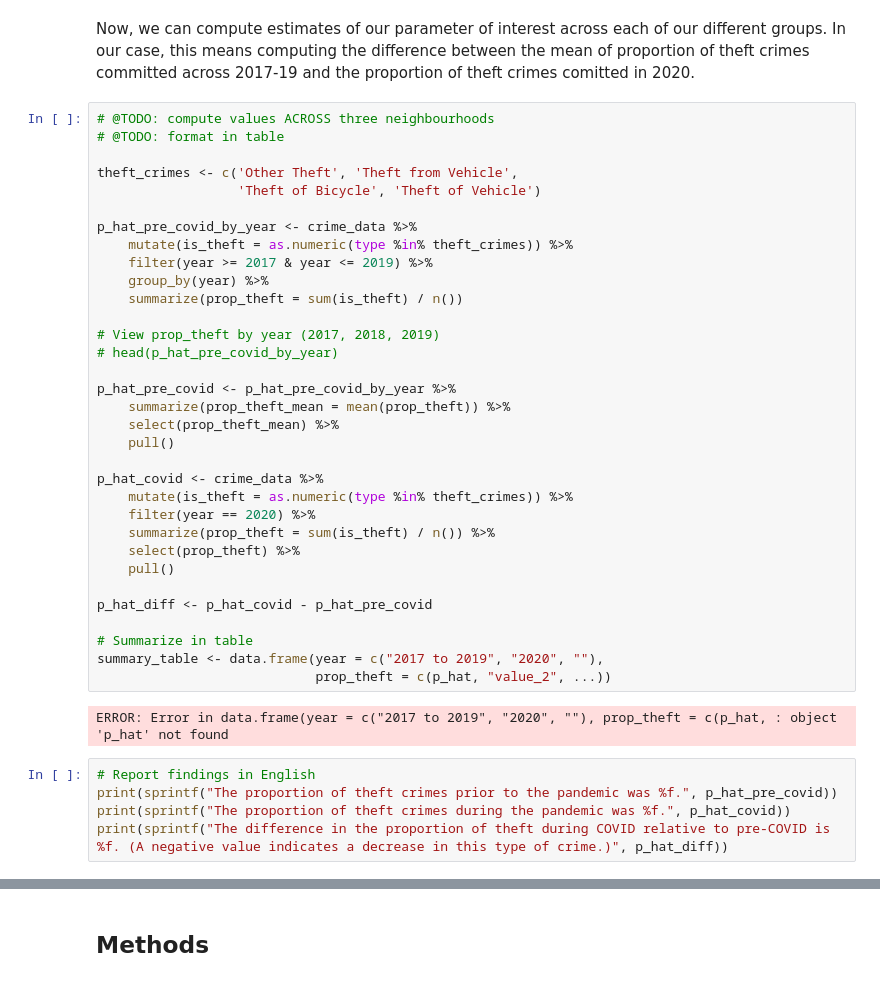
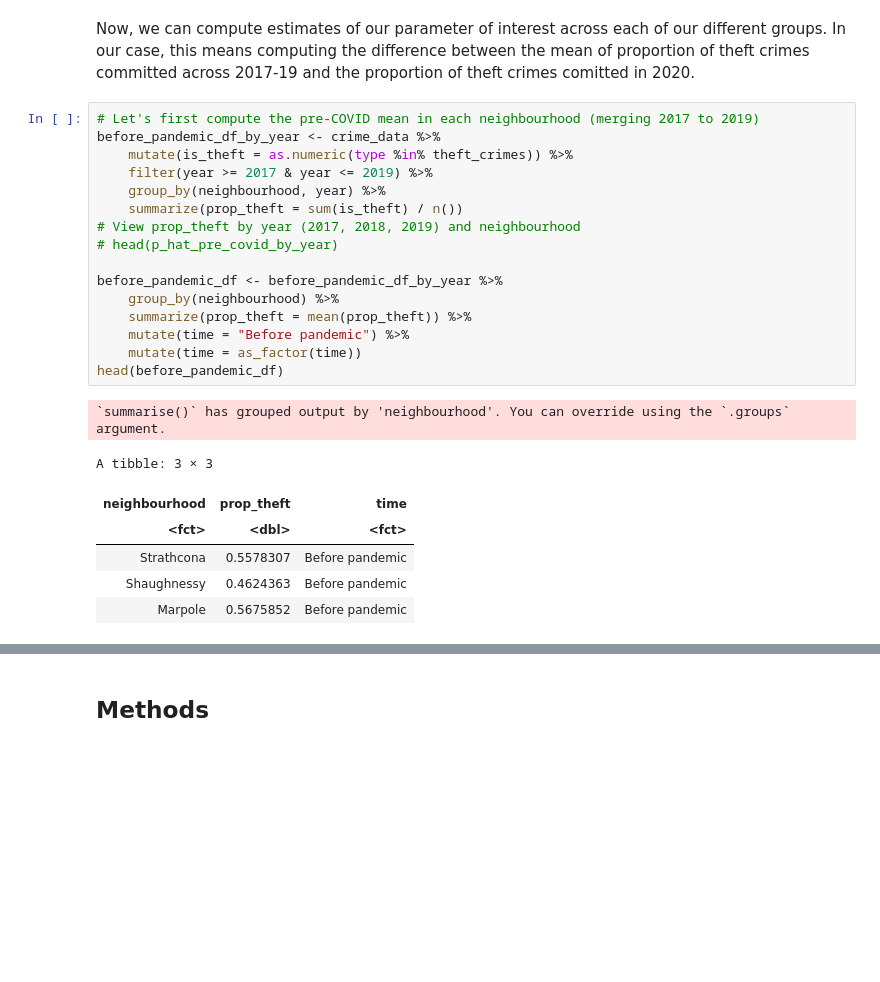
Before and after one commit to adammitha/STAT201-group-project, a Jupyter notebook: code/project-proposal.ipynb, the cells around one changed output, grey strips where cells are left out. Saved outputs shown, nothing was run; the diff lists cells and outputs as text; blank space fills up the shorter version.

```diff
--- a/code/project-proposal.ipynb
+++ b/code/project-proposal.ipynb
@@ -334,43 +402,27 @@ waffle_plot
 [figure]
 # %% [markdown]
 Now, we can compute estimates of our parameter of interest across each of our different groups. In our case, this means computing the difference between the  mean of proportion of theft crimes committed across 2017-19 and the proportion of theft crimes comitted in 2020.
-# %%
-# @TODO: compute values ACROSS three neighbourhoods
-# @TODO: format in table
-
-theft_crimes <- c('Other Theft', 'Theft from Vehicle',
-                  'Theft of Bicycle', 'Theft of Vehicle')
-
-p_hat_pre_covid_by_year <- crime_data %>%
-    mutate(is_theft = as.numeric(type %in% theft_crimes)) %>%
-    filter(year >= 2017 & year <= 2019) %>%
-    group_by(year) %>%
-    summarize(prop_theft = sum(is_theft) / n())
-
-# View prop_theft by year (2017, 2018, 2019)
-# head(p_hat_pre_covid_by_year)
-
-p_hat_pre_covid <- p_hat_pre_covid_by_year %>%
-    summarize(prop_theft_mean = mean(prop_theft)) %>%
-    select(prop_theft_mean) %>%
-    pull()
-
-p_hat_covid <- crime_data %>%
-    mutate(is_theft = as.numeric(type %in% theft_crimes)) %>%
-    filter(year == 2020) %>%
-    summarize(prop_theft = sum(is_theft) / n()) %>%
-    select(prop_theft) %>%
-    pull()
-
-p_hat_diff <- p_hat_covid - p_hat_pre_covid
-
-# Summarize in table
-summary_table <- data.frame(year = c("2017 to 2019", "2020", ""),
-                            prop_theft = c(p_hat, "value_2", ...))
-# %% [output]
-ERROR: Error in data.frame(year = c("2017 to 2019", "2020", ""), prop_theft = c(p_hat, : object 'p_hat' not found
-# %%
-# Report findings in English
-print(sprintf("The proportion of theft crimes prior to the pandemic was %f.", p_hat_pre_covid))
-print(sprintf("The proportion of theft crimes during the pandemic was %f.", p_hat_covid))
-print(sprintf("The difference in the proportion of theft during COVID relative to pre-COVID is %f. (A negative value indicates a decrease in this type of crime.)", p_hat_diff))
+# %%
+# Let's first compute the pre-COVID mean in each neighbourhood (merging 2017 to 2019)
+before_pandemic_df_by_year <- crime_data %>%
+    mutate(is_theft = as.numeric(type %in% theft_crimes)) %>%
+    filter(year >= 2017 & year <= 2019) %>%
+    group_by(neighbourhood, year) %>%
+    summarize(prop_theft = sum(is_theft) / n())
+# View prop_theft by year (2017, 2018, 2019) and neighbourhood
+# head(p_hat_pre_covid_by_year)
+
+before_pandemic_df <- before_pandemic_df_by_year %>%
+    group_by(neighbourhood) %>%
+    summarize(prop_theft = mean(prop_theft)) %>%
+    mutate(time = "Before pandemic") %>%
+    mutate(time = as_factor(time))
+head(before_pandemic_df)
+# %% [output]
+`summarise()` has grouped output by 'neighbourhood'. You can override using the `.groups` argument.
+A tibble: 3 × 3
+| neighbourhood | prop_theft | time |
+| <fct> | <dbl> | <fct> |
+| Strathcona | 0.5578307 | Before pandemic |
+| Shaughnessy | 0.4624363 | Before pandemic |
+| Marpole | 0.5675852 | Before pandemic |
```
Also changed, not shown: parts of 27 cells of this notebook, 1 other file.
